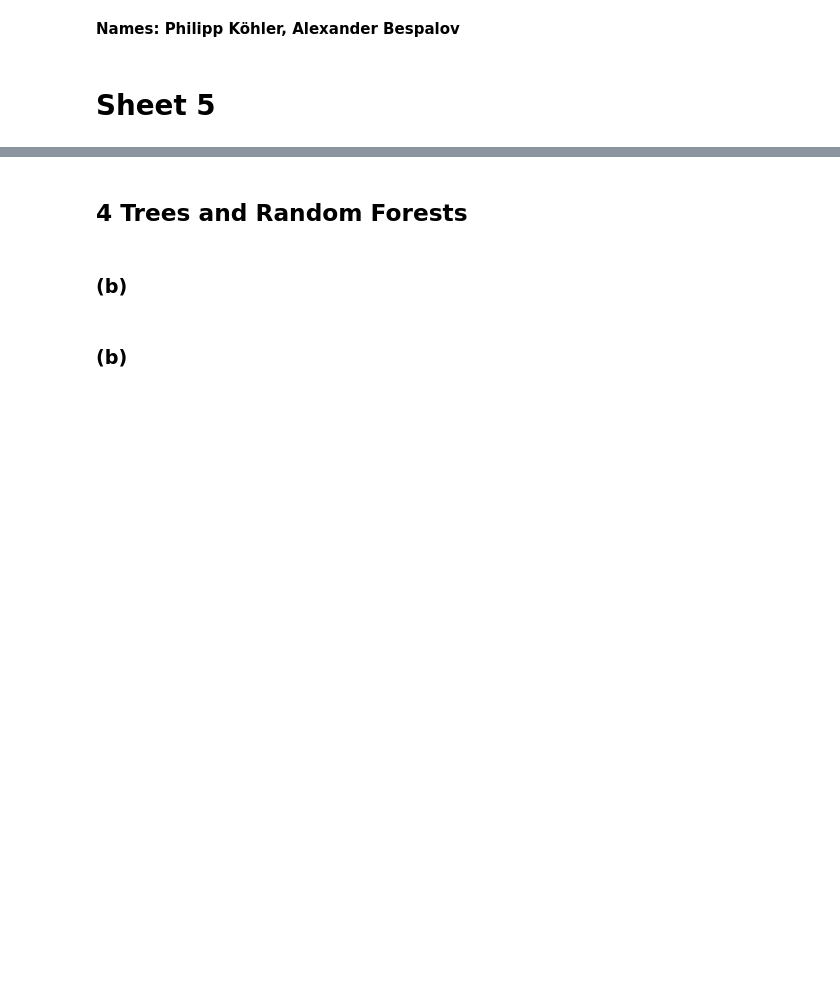
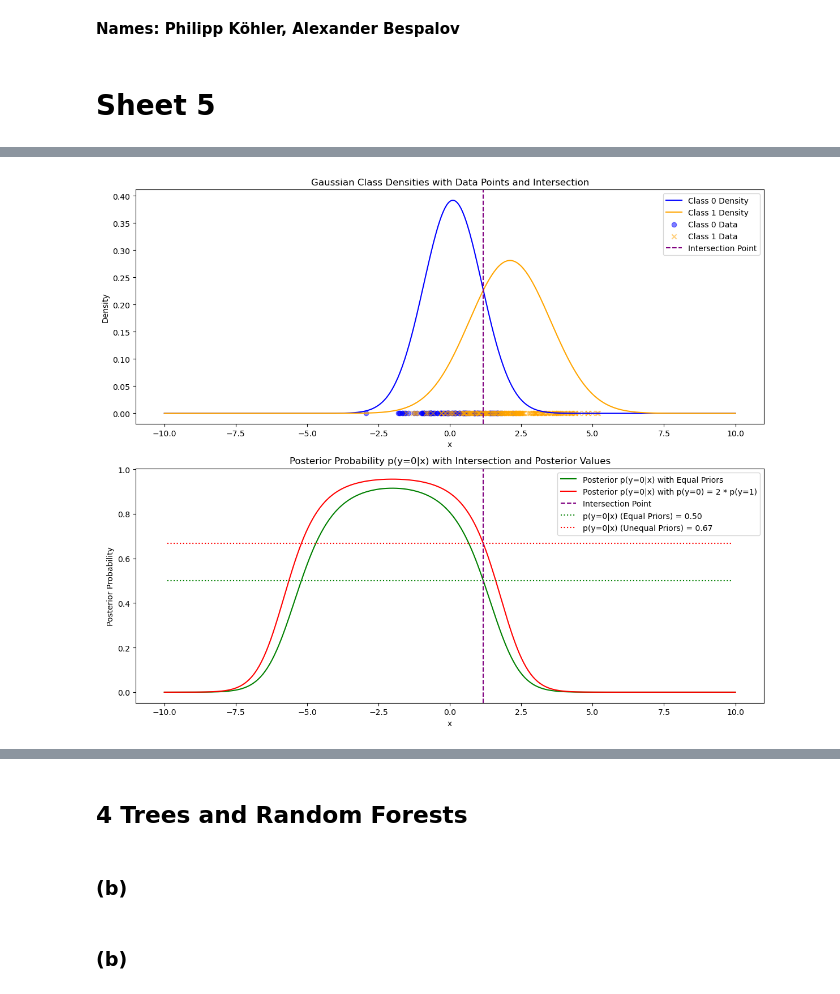
Before and after one commit to Alex2667/mlph_w24, a Jupyter notebook: sheet04/sheet04.ipynb, the cells around one changed output, grey strips where cells are left out. Drawn from its saved outputs; the diff is of its cells as text; code cells hidden in the pictures; blank space fills up the shorter version.

```diff
--- a/sheet04/sheet04.ipynb
+++ b/sheet04/sheet04.ipynb
@@ -76,0 +99,78 @@ plt.show()
+# %%
+# Load data
+pts = np.load('data/data1d.npy')
+labels = np.load('data/labels1d.npy')
+
+# Fit Gaussian distribution
+class_0_pts = pts[labels == 0]
+class_1_pts = pts[labels == 1]
+
+mean_0, std_0 = np.mean(class_0_pts), np.std(class_0_pts)
+mean_1, std_1 = np.mean(class_1_pts), np.std(class_1_pts)
+
+
+x_range = np.linspace(-10, 10, 500)
+
+# Compute Gaussian class densities
+pdf_class_0 = norm.pdf(x_range, mean_0, std_0)
+pdf_class_1 = norm.pdf(x_range, mean_1, std_1)
+
+#find density intersections
+def find_intersection():
+    return fsolve(lambda x: norm.pdf(x, mean_0, std_0) - norm.pdf(x, mean_1, std_1), 1.0)[0]  # initial guess near expected value
+
+
+x_intersect = find_intersection()
+y_intersect_density = norm.pdf(x_intersect, mean_0, std_0)
+
+# Assuming equal prior
+prior_0_equal = 0.5
+prior_1_equal = 0.5
+
+# Compute posterior probabilities
+posterior_y0_equal = (pdf_class_0 * prior_0_equal) / (pdf_class_0 * prior_0_equal + pdf_class_1 * prior_1_equal)
+
+# Assuming unequal priors
+prior_0_unequal = 2 / 3
+prior_1_unequal = 1 / 3
+
+# Compute posterior probabilities
+posterior_y0_unequal = (pdf_class_0 * prior_0_unequal) / (pdf_class_0 * prior_0_unequal + pdf_class_1 * prior_1_unequal)
+
+# Compute the posterior probabilities at the intersection point
+y_intersect_posterior_equal = (norm.pdf(x_intersect, mean_0, std_0) * prior_0_equal) / \
+                              (norm.pdf(x_intersect, mean_0, std_0) * prior_0_equal + norm.pdf(x_intersect, mean_1, std_1) * prior_1_equal)
+y_intersect_posterior_unequal = (norm.pdf(x_intersect, mean_0, std_0) * prior_0_unequal) / \
+                                (norm.pdf(x_intersect, mean_0, std_0) * prior_0_unequal + norm.pdf(x_intersect, mean_1, std_1) * prior_1_unequal)
+
+
+plt.figure(figsize=(12, 10))
+
+plt.subplot(2, 1, 1)
+plt.plot(x_range, pdf_class_0, label="Class 0 Density", color="blue")
+plt.plot(x_range, pdf_class_1, label="Class 1 Density", color="orange")
+plt.scatter(class_0_pts, np.zeros_like(class_0_pts), label="Class 0 Data", color="blue", alpha=0.5, marker='o')
+plt.scatter(class_1_pts, np.zeros_like(class_1_pts), label="Class 1 Data", color="orange", alpha=0.5, marker='x')
+plt.axvline(x=x_intersect, color="purple", linestyle="--", label="Intersection Point")
+plt.title("Gaussian Class Densities with Data Points and Intersection")
+plt.xlabel("x")
+plt.ylabel("Density")
+plt.legend()
+
+plt.subplot(2, 1, 2)
+plt.plot(x_range, posterior_y0_equal, label="Posterior p(y=0|x) with Equal Priors", color="green")
+plt.plot(x_range, posterior_y0_unequal, label="Posterior p(y=0|x) with p(y=0) = 2 * p(y=1)", color="red")
+plt.axvline(x=x_intersect, color="purple", linestyle="--", label="Intersection Point")
+plt.axhline(y=y_intersect_posterior_equal, color="green", linestyle=":",
+            label=f"p(y=0|x) (Equal Priors) = {y_intersect_posterior_equal:.2f}", xmin=0.05, xmax=0.95)
+plt.axhline(y=y_intersect_posterior_unequal, color="red", linestyle=":",
+            label=f"p(y=0|x) (Unequal Priors) = {y_intersect_posterior_unequal:.2f}", xmin=0.05, xmax=0.95)
+plt.title("Posterior Probability p(y=0|x) with Intersection and Posterior Values")
+plt.xlabel("x")
+plt.ylabel("Posterior Probability")
+plt.legend()
+
+plt.tight_layout()
+plt.show()
+# %% [output]
+[figure, added]
```
Also changed, not shown: parts of 9 cells of this notebook.
